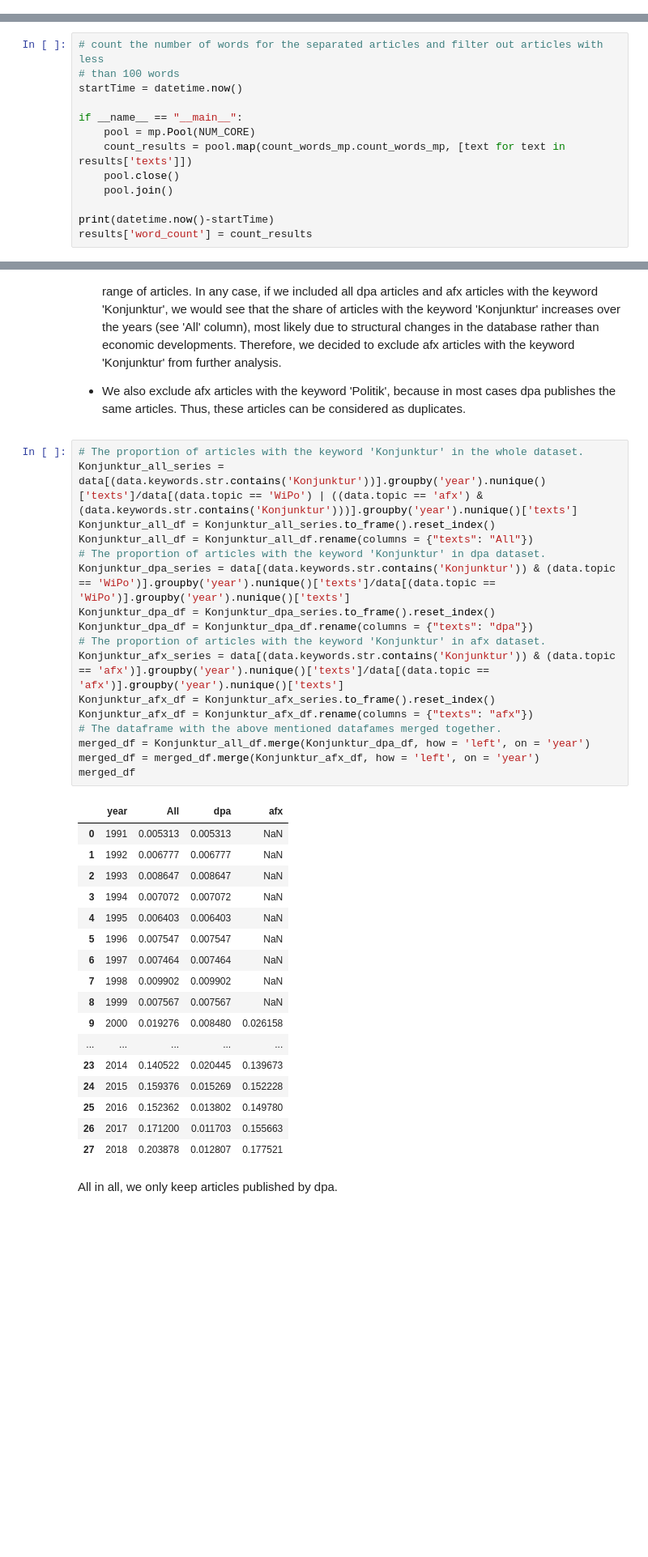
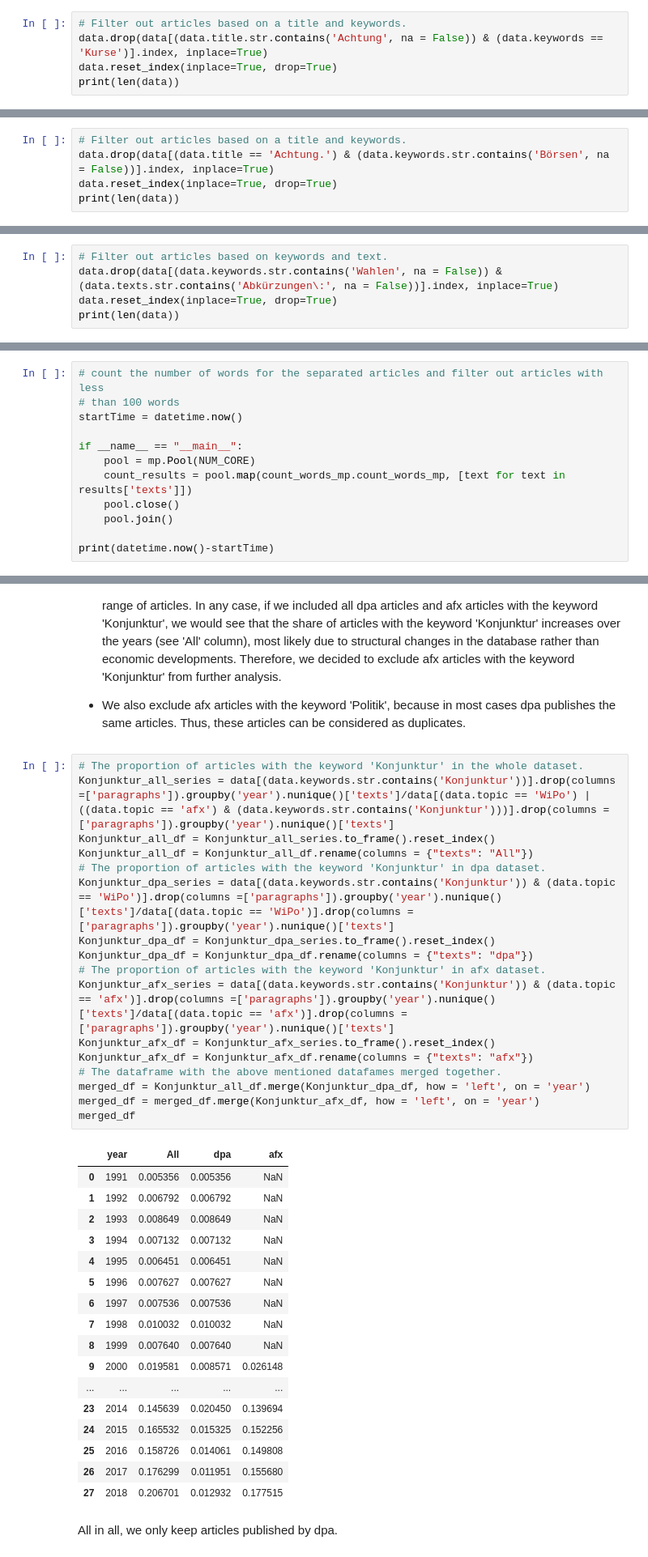
Before and after one commit to MashenkaOkuneva/newspaper_data_processing, a Jupyter notebook: dpa code/Dpa.ipynb, the cells around one changed output, grey strips where cells are left out. Shown at 81% size. Drawn from its saved outputs; the diff is of its cells as text; blank space fills up the shorter version.

```diff
--- a/dpa code/Dpa.ipynb
+++ b/dpa code/Dpa.ipynb
@@ -533,0 +552,5 @@ print(len(data))
+# %%
+# Filter out articles based on a title and keywords.
+data.drop(data[(data.title.str.contains('Achtung', na = False)) & (data.keywords == 'Kurse')].index, inplace=True)
+data.reset_index(inplace=True, drop=True)
+print(len(data))
@@ -533,0 +561,5 @@ print(len(data))
+# %%
+# Filter out articles based on a title and keywords.
+data.drop(data[(data.title == 'Achtung.') & (data.keywords.str.contains('Börsen', na = False))].index, inplace=True)
+data.reset_index(inplace=True, drop=True)
+print(len(data))
@@ -570,0 +609,5 @@ print(len(data))
+# %%
+# Filter out articles based on keywords and text.
+data.drop(data[(data.keywords.str.contains('Wahlen', na = False)) & (data.texts.str.contains('Abkürzungen\:', na = False))].index, inplace=True)
+data.reset_index(inplace=True, drop=True)
+print(len(data))
@@ -722,5 +768,4 @@ if __name__ == "__main__":
     pool.join()
 
 print(datetime.now()-startTime)
-results['word_count'] = count_results
 # %% [output]
@@ -815,39 +860,39 @@ A few exceptions, which we also consider, are afx articles on business cycle (Ko
 * We also exclude afx articles with the keyword 'Politik', because in most cases dpa publishes the same articles. Thus, these articles can be considered as duplicates.
 # %%
 # The proportion of articles with the keyword 'Konjunktur' in the whole dataset.
-Konjunktur_all_series = data[(data.keywords.str.contains('Konjunktur'))].groupby('year').nunique()['texts']/data[(data.topic == 'WiPo') | ((data.topic == 'afx') & (data.keywords.str.contains('Konjunktur')))].groupby('year').nunique()['texts']
+Konjunktur_all_series = data[(data.keywords.str.contains('Konjunktur'))].drop(columns =['paragraphs']).groupby('year').nunique()['texts']/data[(data.topic == 'WiPo') | ((data.topic == 'afx') & (data.keywords.str.contains('Konjunktur')))].drop(columns =['paragraphs']).groupby('year').nunique()['texts']
 Konjunktur_all_df = Konjunktur_all_series.to_frame().reset_index()
 Konjunktur_all_df = Konjunktur_all_df.rename(columns = {"texts": "All"})
 # The proportion of articles with the keyword 'Konjunktur' in dpa dataset.
-Konjunktur_dpa_series = data[(data.keywords.str.contains('Konjunktur')) & (data.topic == 'WiPo')].groupby('year').nunique()['texts']/data[(data.topic == 'WiPo')].groupby('year').nunique()['texts']
+Konjunktur_dpa_series = data[(data.keywords.str.contains('Konjunktur')) & (data.topic == 'WiPo')].drop(columns =['paragraphs']).groupby('year').nunique()['texts']/data[(data.topic == 'WiPo')].drop(columns =['paragraphs']).groupby('year').nunique()['texts']
 Konjunktur_dpa_df = Konjunktur_dpa_series.to_frame().reset_index()
 Konjunktur_dpa_df = Konjunktur_dpa_df.rename(columns = {"texts": "dpa"})
 # The proportion of articles with the keyword 'Konjunktur' in afx dataset.
-Konjunktur_afx_series = data[(data.keywords.str.contains('Konjunktur')) & (data.topic == 'afx')].groupby('year').nunique()['texts']/data[(data.topic == 'afx')].groupby('year').nunique()['texts']
+Konjunktur_afx_series = data[(data.keywords.str.contains('Konjunktur')) & (data.topic == 'afx')].drop(columns =['paragraphs']).groupby('year').nunique()['texts']/data[(data.topic == 'afx')].drop(columns =['paragraphs']).groupby('year').nunique()['texts']
 Konjunktur_afx_df = Konjunktur_afx_series.to_frame().reset_index()
 Konjunktur_afx_df = Konjunktur_afx_df.rename(columns = {"texts": "afx"})
 # The dataframe with the above mentioned datafames merged together.
 merged_df = Konjunktur_all_df.merge(Konjunktur_dpa_df, how = 'left', on = 'year')
 merged_df = merged_df.merge(Konjunktur_afx_df, how = 'left', on = 'year')
 merged_df
 # %% [output]
 |  | year | All | dpa | afx |
-| 0 | 1991 | 0.005313 | 0.005313 | NaN |
-| 1 | 1992 | 0.006777 | 0.006777 | NaN |
-| 2 | 1993 | 0.008647 | 0.008647 | NaN |
-| 3 | 1994 | 0.007072 | 0.007072 | NaN |
-| 4 | 1995 | 0.006403 | 0.006403 | NaN |
-| 5 | 1996 | 0.007547 | 0.007547 | NaN |
-| 6 | 1997 | 0.007464 | 0.007464 | NaN |
-| 7 | 1998 | 0.009902 | 0.009902 | NaN |
-| 8 | 1999 | 0.007567 | 0.007567 | NaN |
-| 9 | 2000 | 0.019276 | 0.008480 | 0.026158 |
+| 0 | 1991 | 0.005356 | 0.005356 | NaN |
+| 1 | 1992 | 0.006792 | 0.006792 | NaN |
+| 2 | 1993 | 0.008649 | 0.008649 | NaN |
+| 3 | 1994 | 0.007132 | 0.007132 | NaN |
+| 4 | 1995 | 0.006451 | 0.006451 | NaN |
+| 5 | 1996 | 0.007627 | 0.007627 | NaN |
+| 6 | 1997 | 0.007536 | 0.007536 | NaN |
+| 7 | 1998 | 0.010032 | 0.010032 | NaN |
+| 8 | 1999 | 0.007640 | 0.007640 | NaN |
+| 9 | 2000 | 0.019581 | 0.008571 | 0.026148 |
 | ... | ... | ... | ... | ... |
-| 23 | 2014 | 0.140522 | 0.020445 | 0.139673 |
-| 24 | 2015 | 0.159376 | 0.015269 | 0.152228 |
-| 25 | 2016 | 0.152362 | 0.013802 | 0.149780 |
-| 26 | 2017 | 0.171200 | 0.011703 | 0.155663 |
-| 27 | 2018 | 0.203878 | 0.012807 | 0.177521 |
+| 23 | 2014 | 0.145639 | 0.020450 | 0.139694 |
+| 24 | 2015 | 0.165532 | 0.015325 | 0.152256 |
+| 25 | 2016 | 0.158726 | 0.014061 | 0.149808 |
+| 26 | 2017 | 0.176299 | 0.011951 | 0.155680 |
+| 27 | 2018 | 0.206701 | 0.012932 | 0.177515 |
 # %% [markdown]
 All in all, we only keep articles published by dpa.
 # %%
```
Also changed, not shown: parts of 68 cells of this notebook, 4 other files.
